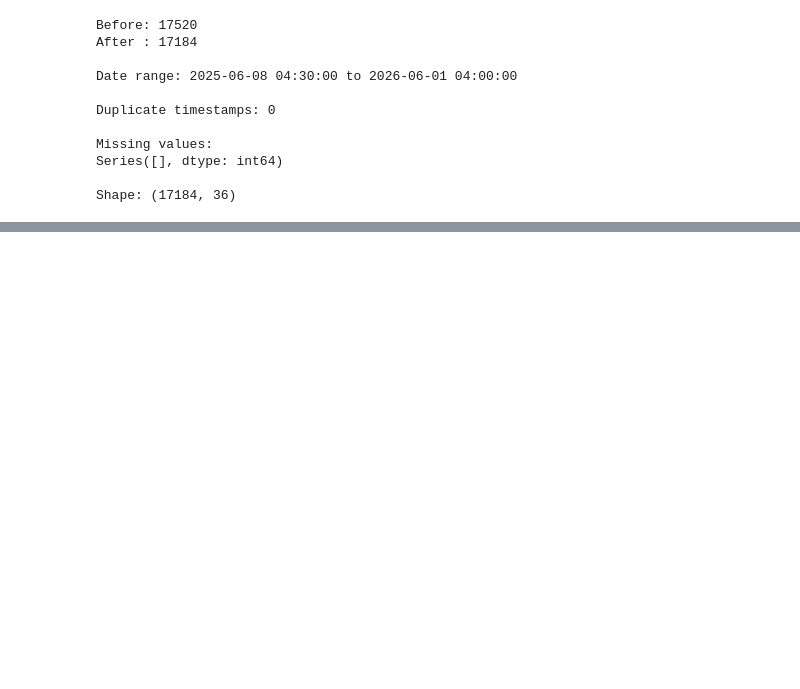
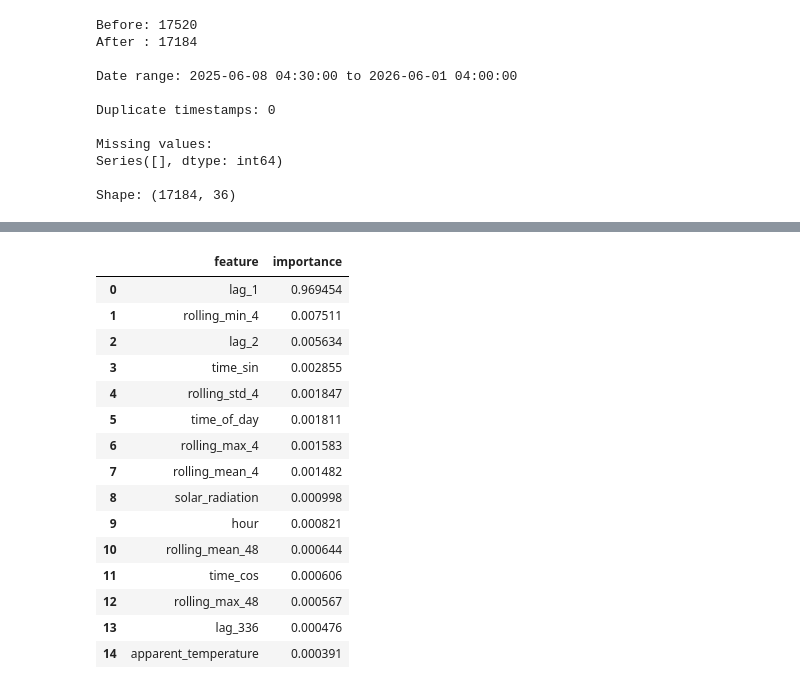
Before and after one commit to abeythomas1997/nem-demand-forecasting, a Jupyter notebook: notebooks/dummi.ipynb, the cells around one changed output, grey strips where cells are left out. Drawn from its saved outputs; the diff is of its cells as text; code cells hidden in the pictures; blank space fills up the shorter version.

```diff
--- a/notebooks/dummi.ipynb
+++ b/notebooks/dummi.ipynb
@@ -966,0 +1400,26 @@ Name: solar_radiation, dtype: float64
+# %%
+# Inspect feature importance
+
+random_forest_feature_importance = get_feature_importance(
+    model=random_forest_model,
+    feature_names=X_train.columns,
+)
+
+random_forest_feature_importance.head(15)
+# %% [output]
+|  | feature | importance |
+| 0 | lag_1 | 0.969454 |
+| 1 | rolling_min_4 | 0.007511 |
+| 2 | lag_2 | 0.005634 |
+| 3 | time_sin | 0.002855 |
+| 4 | rolling_std_4 | 0.001847 |
+| 5 | time_of_day | 0.001811 |
+| 6 | rolling_max_4 | 0.001583 |
+| 7 | rolling_mean_4 | 0.001482 |
+| 8 | solar_radiation | 0.000998 |
+| 9 | hour | 0.000821 |
+| 10 | rolling_mean_48 | 0.000644 |
+| 11 | time_cos | 0.000606 |
+| 12 | rolling_max_48 | 0.000567 |
+| 13 | lag_336 | 0.000476 |
+| 14 | apparent_temperature | 0.000391 |
```
Also changed, not shown: parts of 35 cells of this notebook, 8 other files.
